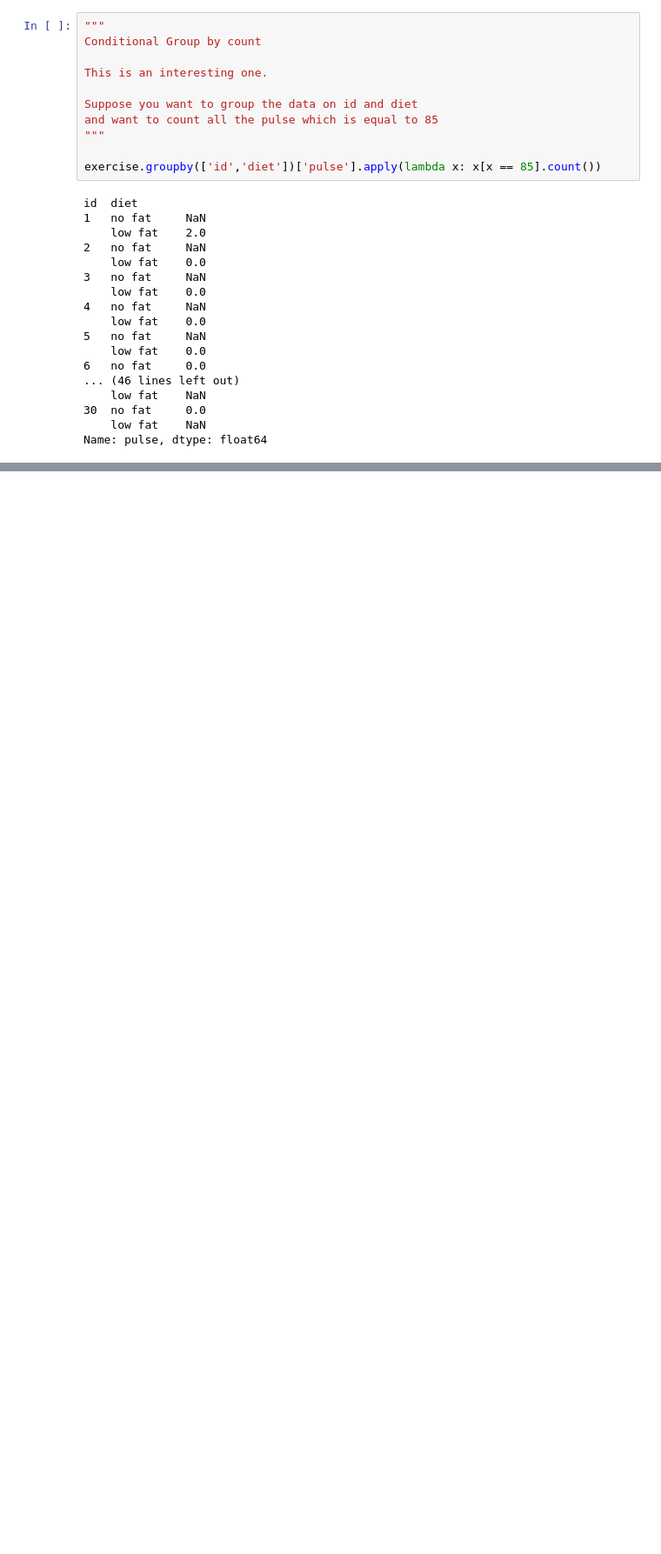
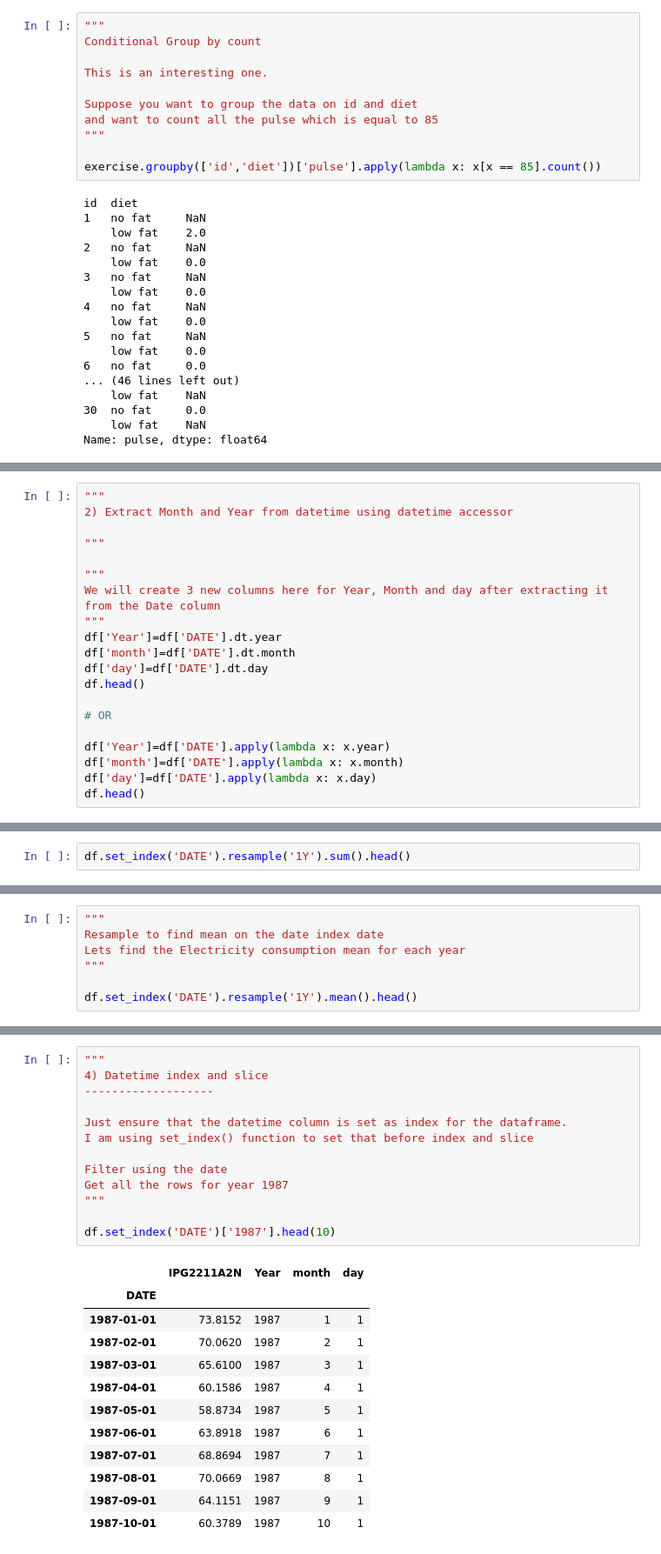
Before and after one commit to DBWALLER/DS_Practice, a Jupyter notebook: [Pandas] Practice - tutorial.ipynb, the cells around one changed output, grey strips where cells are left out. Shown: that part at 87% size. Saved outputs shown, nothing was run; the diff lists cells and outputs as text; blank space fills up the shorter version.

```diff
--- a/[Pandas] Practice - tutorial.ipynb
+++ b/[Pandas] Practice - tutorial.ipynb
@@ -1516,0 +1616,20 @@ Name: pulse, dtype: float64
+# %%
+"""
+2) Extract Month and Year from datetime using datetime accessor
+
+"""
+
+"""
+We will create 3 new columns here for Year, Month and day after extracting it from the Date column
+"""
+df['Year']=df['DATE'].dt.year
+df['month']=df['DATE'].dt.month
+df['day']=df['DATE'].dt.day
+df.head()
+
+# OR
+
+df['Year']=df['DATE'].apply(lambda x: x.year)
+df['month']=df['DATE'].apply(lambda x: x.month)
+df['day']=df['DATE'].apply(lambda x: x.day)
+df.head()
@@ -1516,0 +1658,2 @@ Name: pulse, dtype: float64
+# %%
+df.set_index('DATE').resample('1Y').sum().head()
@@ -1516,0 +1668,7 @@ Name: pulse, dtype: float64
+# %%
+"""
+Resample to find mean on the date index date
+Lets find the Electricity consumption mean for each year
+"""
+
+df.set_index('DATE').resample('1Y').mean().head()
@@ -1516,0 +1683,26 @@ Name: pulse, dtype: float64
+# %%
+"""
+4) Datetime index and slice
+-------------------
+
+Just ensure that the datetime column is set as index for the dataframe.
+I am using set_index() function to set that before index and slice
+
+Filter using the date
+Get all the rows for year 1987
+"""
+
+df.set_index('DATE')['1987'].head(10)
+# %% [output]
+|  | IPG2211A2N | Year | month | day |
+| DATE |  |  |  |  |
+| 1987-01-01 | 73.8152 | 1987 | 1 | 1 |
+| 1987-02-01 | 70.0620 | 1987 | 2 | 1 |
+| 1987-03-01 | 65.6100 | 1987 | 3 | 1 |
+| 1987-04-01 | 60.1586 | 1987 | 4 | 1 |
+| 1987-05-01 | 58.8734 | 1987 | 5 | 1 |
+| 1987-06-01 | 63.8918 | 1987 | 6 | 1 |
+| 1987-07-01 | 68.8694 | 1987 | 7 | 1 |
+| 1987-08-01 | 70.0669 | 1987 | 8 | 1 |
+| 1987-09-01 | 64.1151 | 1987 | 9 | 1 |
+| 1987-10-01 | 60.3789 | 1987 | 10 | 1 |
```
Also changed, not shown: parts of 34 cells of this notebook.
